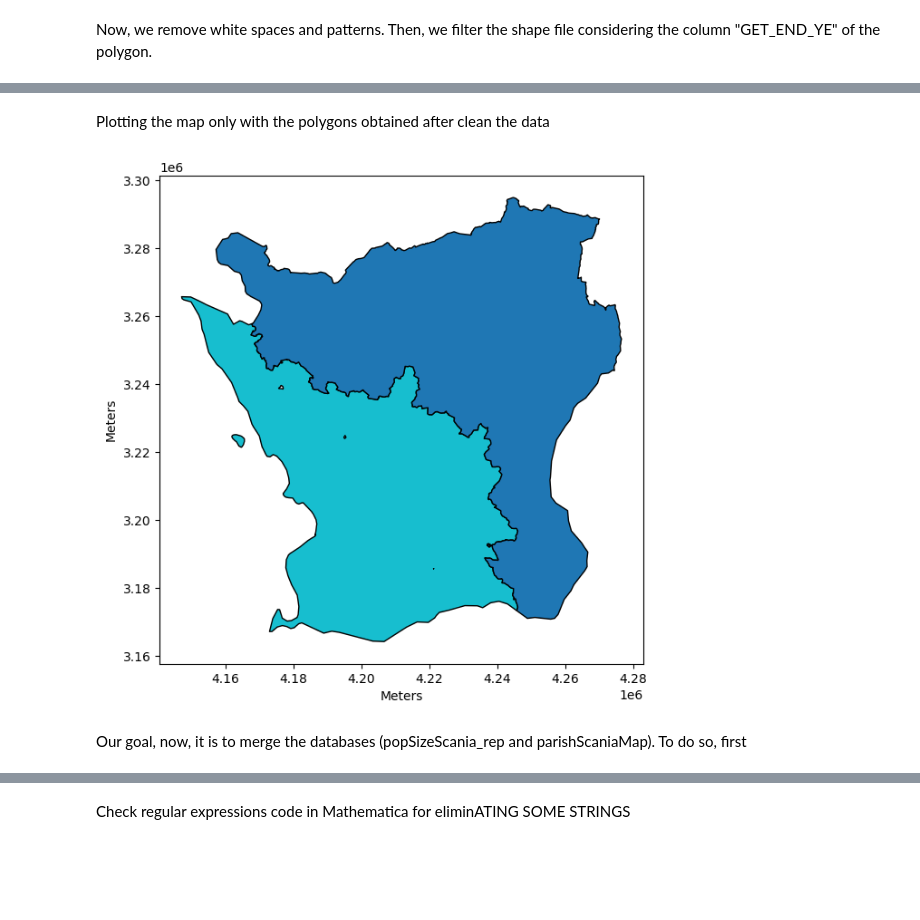
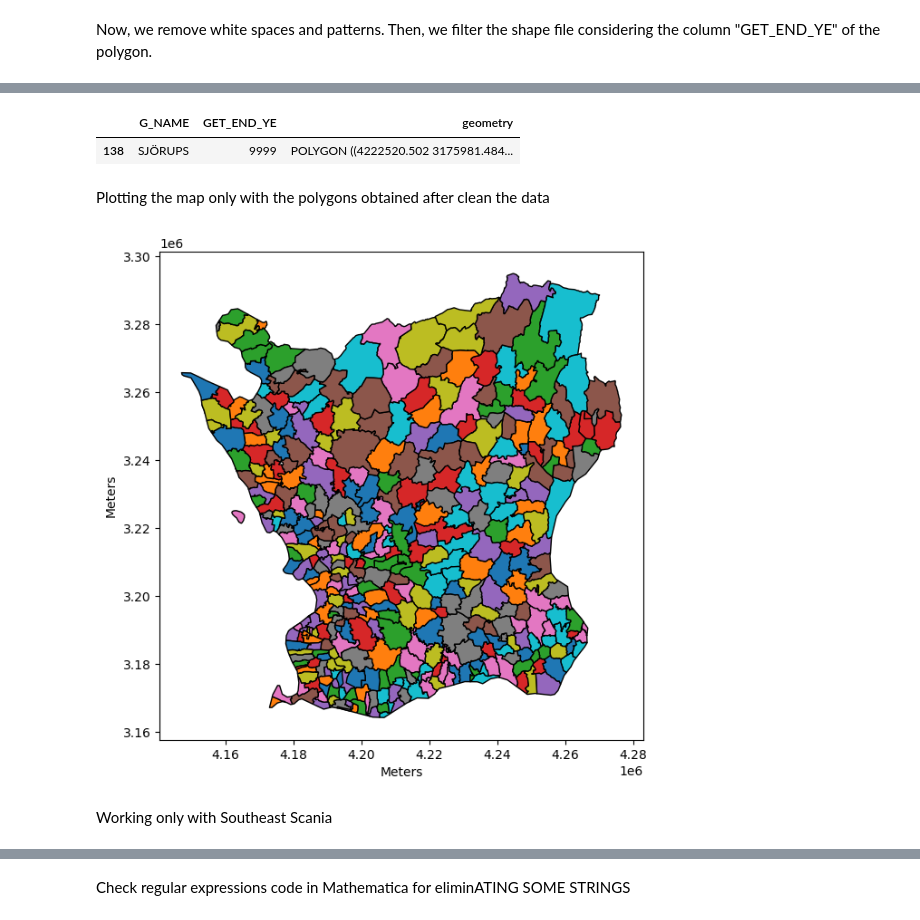
Before and after one commit to polislizarralde/PythonMathematicalModeling, a Jupyter notebook: docs/PlagueProject/databaseScania.ipynb, the cells around one changed output, grey strips where cells are left out. Cells and saved outputs as stored; diff of their text form; code cells hidden in the pictures; blank space fills up the shorter version.

```diff
--- a/docs/PlagueProject/databaseScania.ipynb
+++ b/docs/PlagueProject/databaseScania.ipynb
@@ -232,13 +264,18 @@ len(parishScaniaMap)
+# %%
+parishScaniaMap.loc[parishScaniaMap['G_NAME'] == 'SJÖRUPS']
+# %% [output]
+|  | G_NAME | GET_END_YE | geometry |
+| 138 | SJÖRUPS | 9999 | POLYGON ((4222520.502 3175981.484... |
 # %% [markdown]
 Plotting the map only with the polygons obtained after clean the data
 # %%
 fig,ax = plt.subplots(figsize=(10,7))
-SkaneMap.plot(ax=ax, column = "G_NAME", edgecolor='black', legend=False)
+parishScaniaMap.plot(ax=ax, column = "G_NAME", edgecolor='black', legend=False)
 plt.xlabel('Meters')
 plt.ylabel('Meters')
 plt.show()
 # %% [output]
-[figure, old version]
+[figure, new version]
-# %% [markdown]
-Our goal, now, it is to merge the databases (popSizeScania_rep and parishScaniaMap). To do so, first
+# %% [markdown]
+Working only with Southeast Scania
 # %%
```
Also changed, not shown: parts of 34 cells of this notebook, 1 other file.
